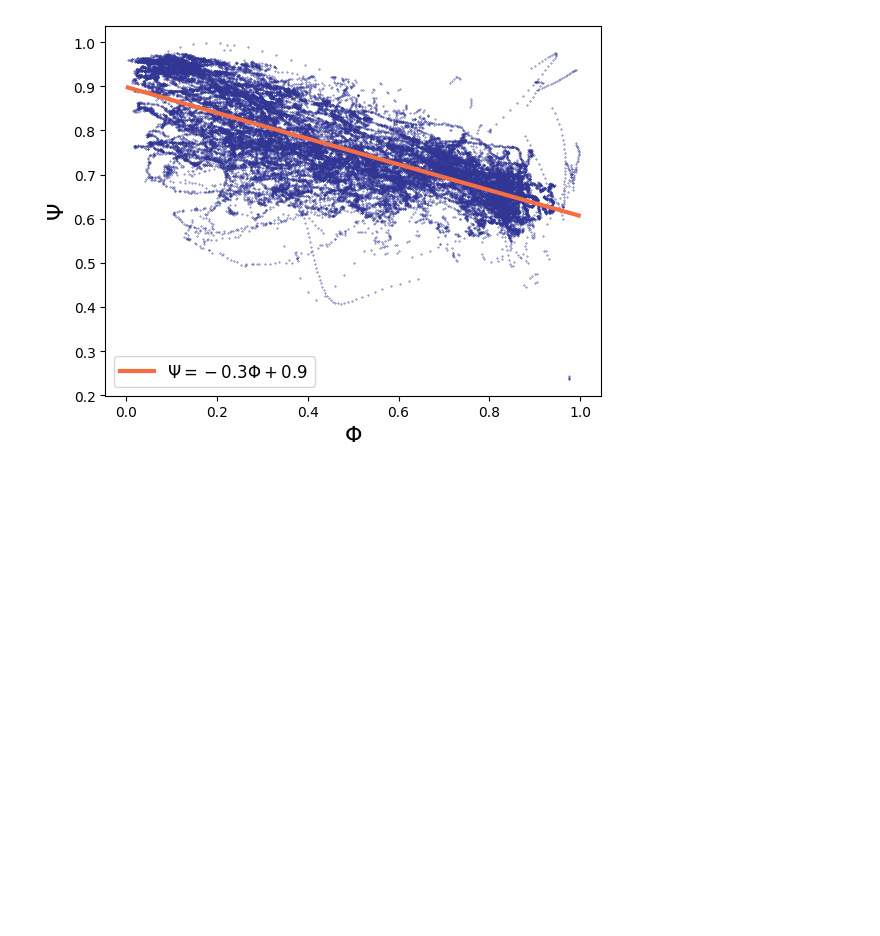
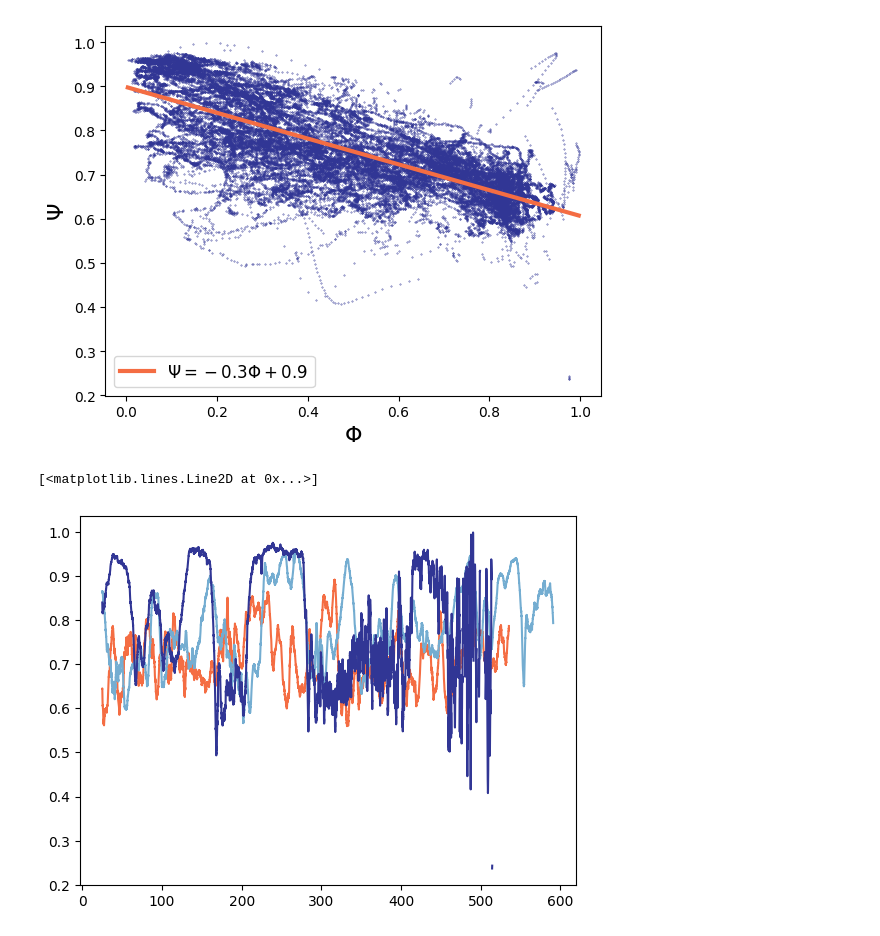
Before and after one commit to mmccraw98/flocking-emergence-iw, a Jupyter notebook: code/data/initial-data-analysis.ipynb, the cells around one changed output. Saved outputs shown, nothing was run; the diff lists cells and outputs as text; code cells hidden in the pictures; blank space fills up the shorter version.

```diff
--- a/code/data/initial-data-analysis.ipynb
+++ b/code/data/initial-data-analysis.ipynb
@@ -994,6 +994,13 @@ plt.legend(fontsize=12)
 plt.savefig('milling_order_vs_velocity_order.png', dpi=300, bbox_inches='tight')
 # %% [output]
 [figure]
+# %%
+plt.plot(momentum_order_A, label='Track A', color=colors[0])
+plt.plot(momentum_order_B, label='Track B', color=colors[3])
+plt.plot(momentum_order_C, label='Track C', color=colors[4])
+# %% [output]
+[<matplotlib.lines.Line2D at 0x...>]
+[figure, added]
 # %%
 # TODO: velocity autocorrelation function (will probably need the function below for filtering out non-persistent birds)
 # %%
```
Also changed, not shown: 14 other files.
